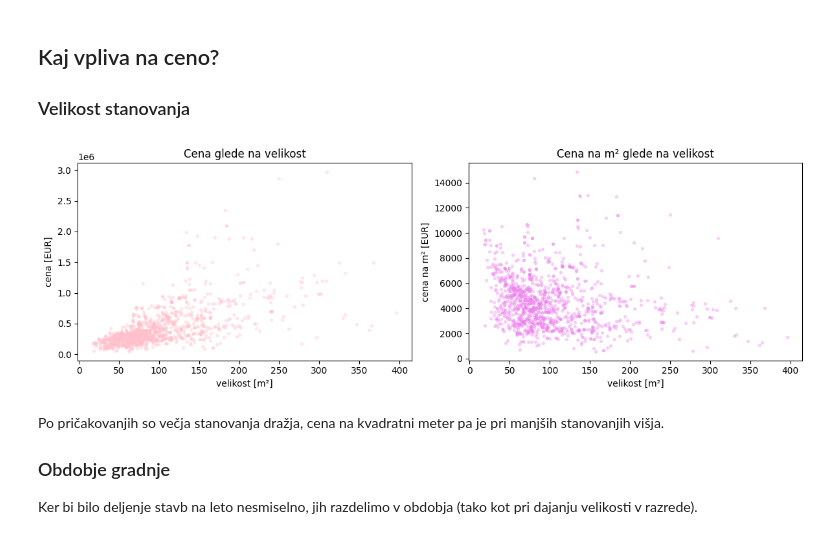
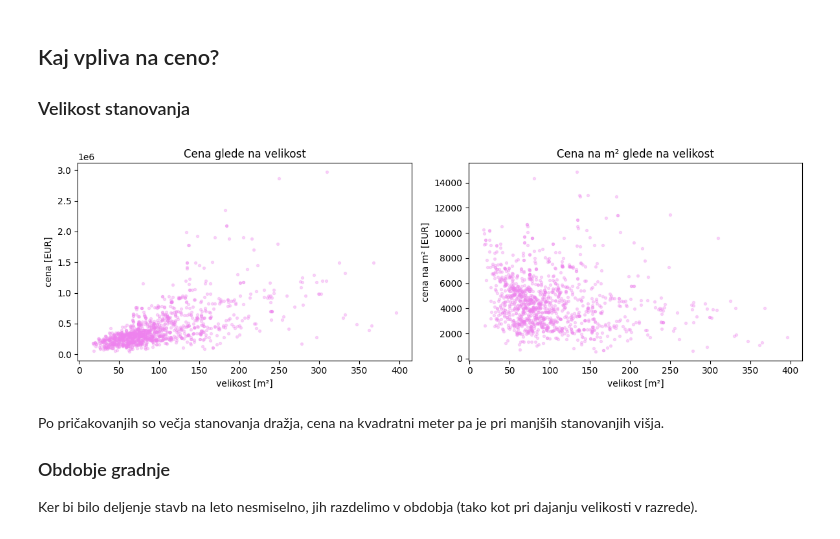
Before and after one commit to i-zabela/Izabela-projektna, a Jupyter notebook: analiza_stanovanj.ipynb, the cells around one changed output. Cells and saved outputs as stored; diff of their text form; code cells hidden in the pictures.

Commit message:
Dodala requirements, spreminjala malenkosti v analiza_stanovanj (barva grafov, besedilo), v prejšnjem commitu pozabila dodati README

```diff
--- a/analiza_stanovanj.ipynb
+++ b/analiza_stanovanj.ipynb
@@ -179,18 +178,18 @@ priprava.narisi_stolpce(po_cetrtih, "Mediana cene na m² po četrtih Ljubljane")
 ### Velikost stanovanja
 # %%
 fig, (levo, desno) = plt.subplots(1, 2, figsize=(12, 4))     # subplots naredi dva vzporedna grafa
-stanovanja.plot.scatter(x="velikost", y="cena", alpha=0.3, s=8, ax=levo, color="pink")
+stanovanja.plot.scatter(x="velikost", y="cena", alpha=0.3, s=8, ax=levo, color="violet")
 levo.set_xlabel("velikost [m²]")
 levo.set_ylabel("cena [EUR]")
 levo.set_title("Cena glede na velikost")
 stanovanja.plot.scatter(x="velikost", y="cena_na_m2", alpha=0.3, s=8, ax=desno, color="violet")
 desno.set_xlabel("velikost [m²]")
 desno.set_ylabel("cena na m² [EUR]")
 desno.set_title("Cena na m² glede na velikost")
 plt.tight_layout()
 plt.show()
 # %% [output]
-[figure, old version]
+[figure, new version]
 # %% [markdown]
 
 Po pričakovanjih so večja stanovanja dražja, cena na kvadratni meter pa je
```
Also changed, not shown: parts of 18 cells of this notebook, 2 other files.
